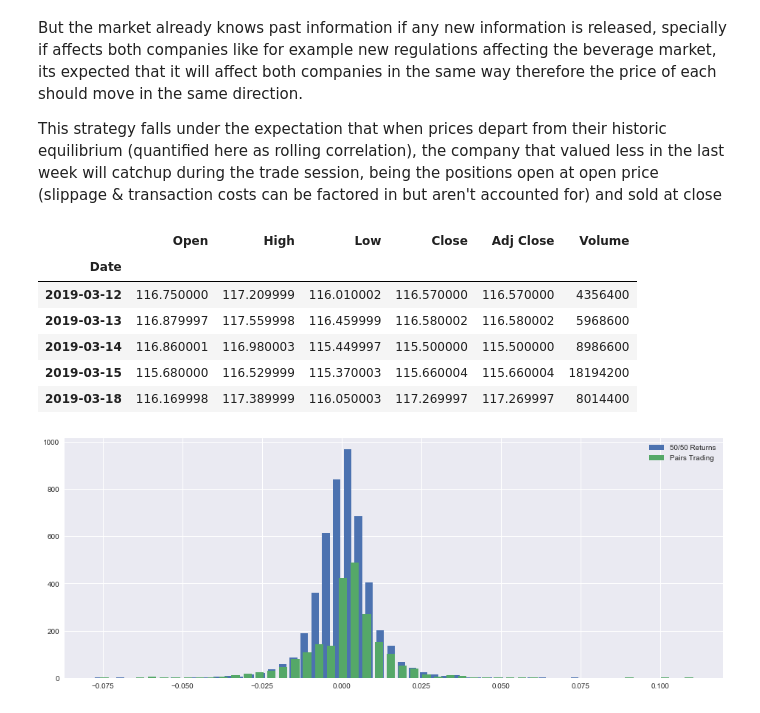
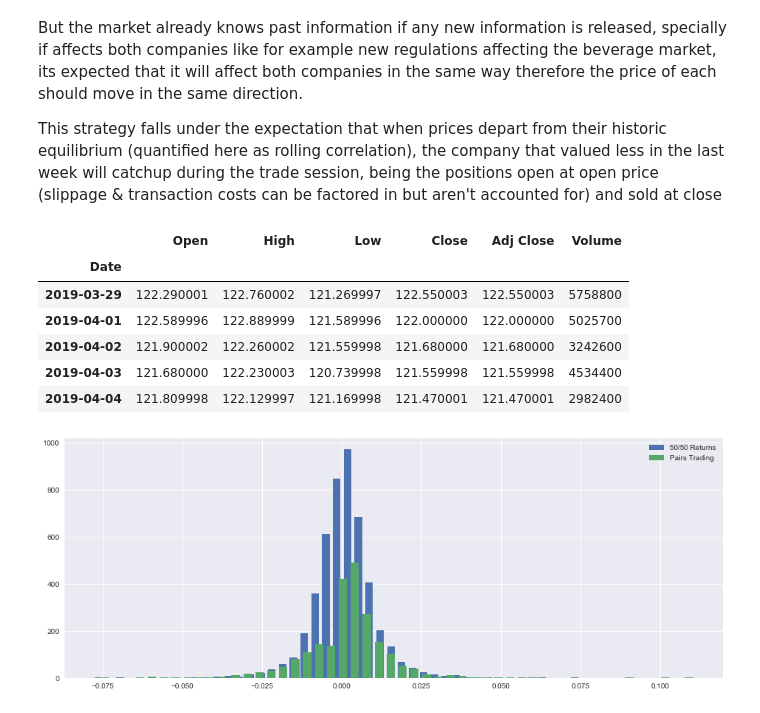
Before and after one commit to LongOnly/Quantitative-Notebooks, a Jupyter notebook: PairsTrading.ipynb, the cells around one changed output. Cells and saved outputs as stored; diff of their text form; code cells hidden in the pictures.

```diff
--- a/PairsTrading.ipynb
+++ b/PairsTrading.ipynb
@@ -5,8 +5,7 @@ But the market already knows past information if any new information is released
 
 This strategy falls under the expectation that when prices depart from their historic equilibrium (quantified here as rolling correlation), the company that valued less in the last week will catchup during the trade session, being the positions open at open price (slippage & transaction costs can be factored in but aren't accounted for) and sold at close
 # %%
-# python 3.6.8+
-# https://www.leonardofilipe.com
+# python 3.7.3+
 # contact@leonardofilipe.com
 
 # For yahoo finance
@@ -33,39 +32,39 @@ def getdata(tickers,start,end,frequency):
     for line in res.text.splitlines():
         m = pattern.match(line)
         if m is not None:
             crumb = m.groupdict()['crumb']
     for ticker in tickers:
         url_str = "https://query1.finance.yahoo.com/v7/finance/download/%s"
         url_str += "?period1=%s&period2=%s&interval=%s&events=history&crumb=%s"
         url = url_str % (ticker, start, end, frequency, crumb)
         res = requests.get(url, cookies={'B': cookie}).text
         OHLC[ticker] = pd.read_csv(io.StringIO(res), index_col=0,
                                    error_bad_lines=False).replace('null', np.nan).dropna()
         OHLC[ticker].index = pd.to_datetime(OHLC[ticker].index)
         OHLC[ticker] = OHLC[ticker].apply(pd.to_numeric)
     return OHLC
 
 # Assets under consideration
 tickers = ['PEP','KO']
 
 data = None
 while data is None:
     try:
-        data = getdata(tickers,'946684800','1552953600','1d')
+        data = getdata(tickers,'946684800','1554400000','1d')
     except:
          pass
 
 KO = data['KO']
 PEP = data['PEP']
 PEP.tail()
 # %% [output]
 |  | Open | High | Low | Close | Adj Close | Volume |
 | Date |  |  |  |  |  |  |
-| 2019-03-12 | 116.750000 | 117.209999 | 116.010002 | 116.570000 | 116.570000 | 4356400 |
-| 2019-03-13 | 116.879997 | 117.559998 | 116.459999 | 116.580002 | 116.580002 | 5968600 |
-| 2019-03-14 | 116.860001 | 116.980003 | 115.449997 | 115.500000 | 115.500000 | 8986600 |
-| 2019-03-15 | 115.680000 | 116.529999 | 115.370003 | 115.660004 | 115.660004 | 18194200 |
-| 2019-03-18 | 116.169998 | 117.389999 | 116.050003 | 117.269997 | 117.269997 | 8014400 |
+| 2019-03-29 | 122.290001 | 122.760002 | 121.269997 | 122.550003 | 122.550003 | 5758800 |
+| 2019-04-01 | 122.589996 | 122.889999 | 121.589996 | 122.000000 | 122.000000 | 5025700 |
+| 2019-04-02 | 121.900002 | 122.260002 | 121.559998 | 121.680000 | 121.680000 | 3242600 |
+| 2019-04-03 | 121.680000 | 122.230003 | 120.739998 | 121.559998 | 121.559998 | 4534400 |
+| 2019-04-04 | 121.809998 | 122.129997 | 121.169998 | 121.470001 | 121.470001 | 2982400 |
 # %%
 #tc = -0.0005 # Transaction costs
 
```
Also changed, not shown: parts of 2 cells of this notebook, 4 other files.
